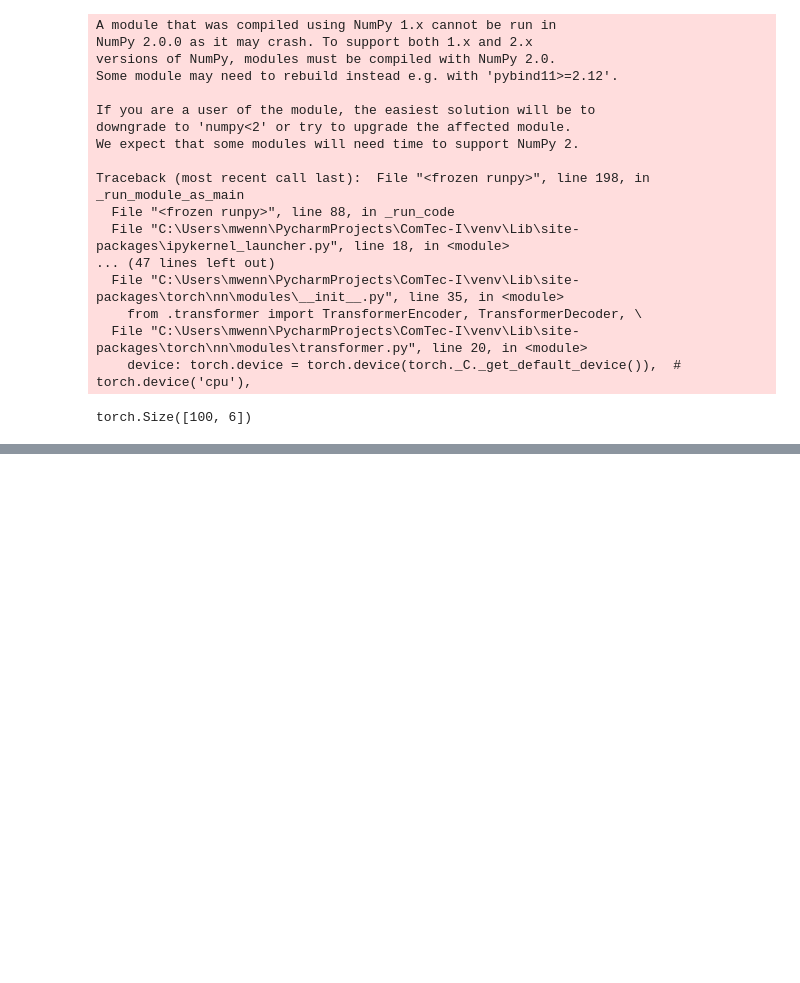
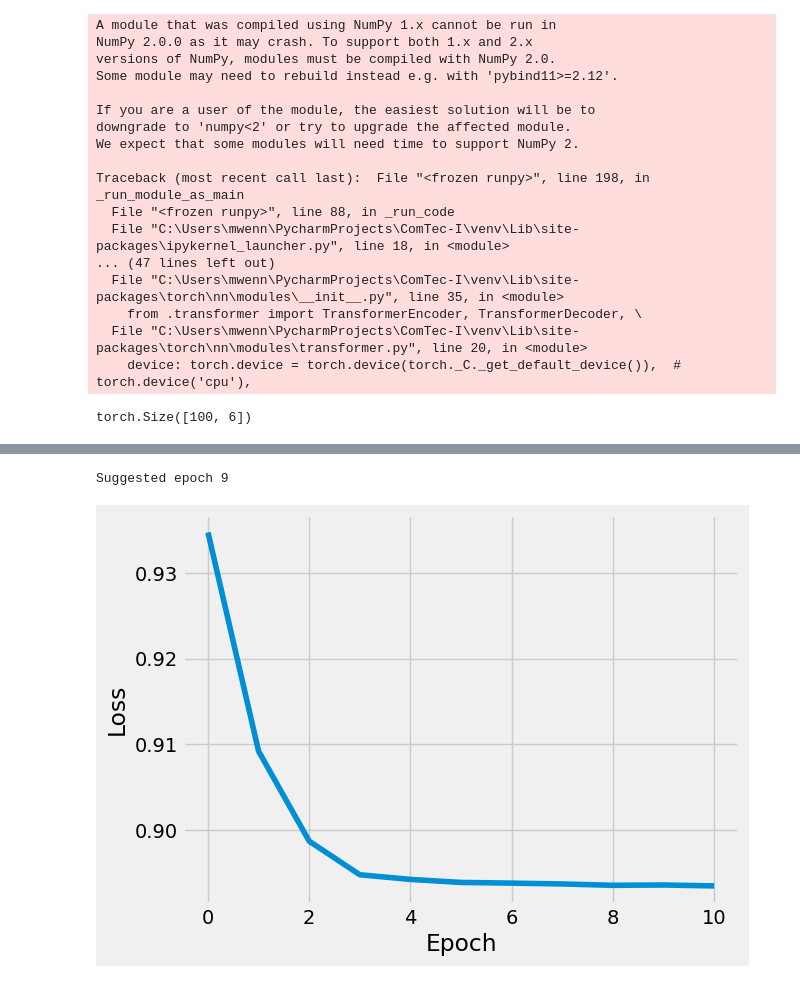
Before and after one commit to aalbayrak394/ComTec-I, a Jupyter notebook: notebooks/autoencoder/03-ConvAutoencoder.ipynb, the cells around one changed output, grey strips where cells are left out. Saved outputs shown, nothing was run; the diff lists cells and outputs as text; code cells hidden in the pictures; blank space fills up the shorter version.

Commit message:
Run ConvAE

```diff
--- a/notebooks/autoencoder/03-ConvAutoencoder.ipynb
+++ b/notebooks/autoencoder/03-ConvAutoencoder.ipynb
@@ -86,7 +86,6 @@ def train_model(model, train_set, verbose, lr, epochs):
         losses = []
         for batch in train_set:
             for x in batch:
-                x = x.reshape(1, 100, 6)
                 optimizer.zero_grad()
                 # Forward pass
                 x_prime = model(x)
@@ -113,11 +112,11 @@ def train_model(model, train_set, verbose, lr, epochs):
     return mean_losses
 # %%
 # Autoencoder model
-model = CONV_AE(input_dims=(100, 6),
-                encoding_dim=16,
-                kernel=(33, 2),
-                stride=(3, 2),
-                in_channels=1
+model = CONV_AE(input_dims=[6],
+                encoding_dim=2,
+                kernel=2,
+                stride=1,
+                in_channels=100
                 )
 # %%
 model.encoder
@@ -162,6 +163,10 @@ for i,l in enumerate(mean_losses):
     else:
         print(f'Suggested epoch {i}')
         break
+# %% [output]
+Suggested epoch 9
 # %%
 # find max epoch to prevent overfitting
-plot(mean_losses)
+plot(mean_losses[:11])
+# %% [output]
+[figure, added]
```
Also changed, not shown: parts of 3 cells of this notebook, 2 other files.
